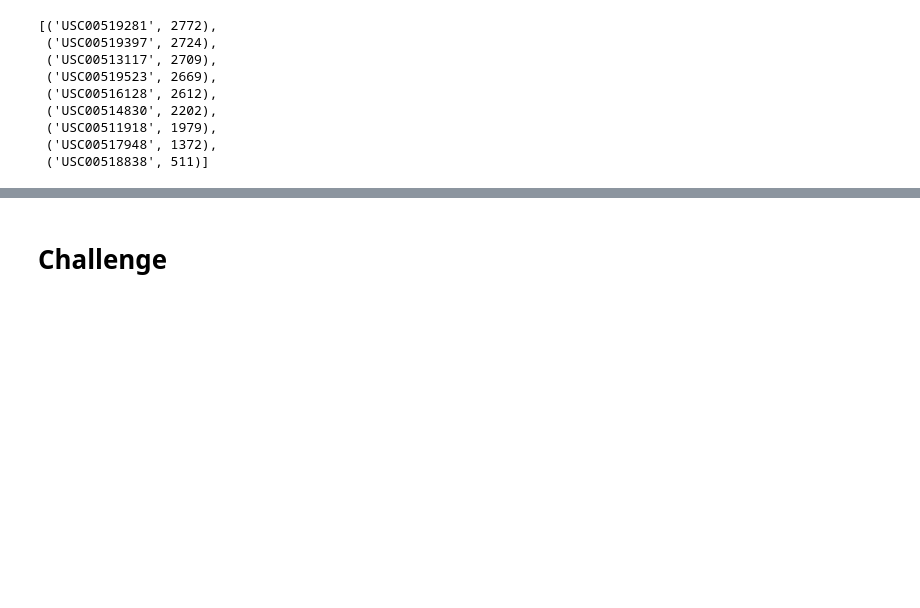
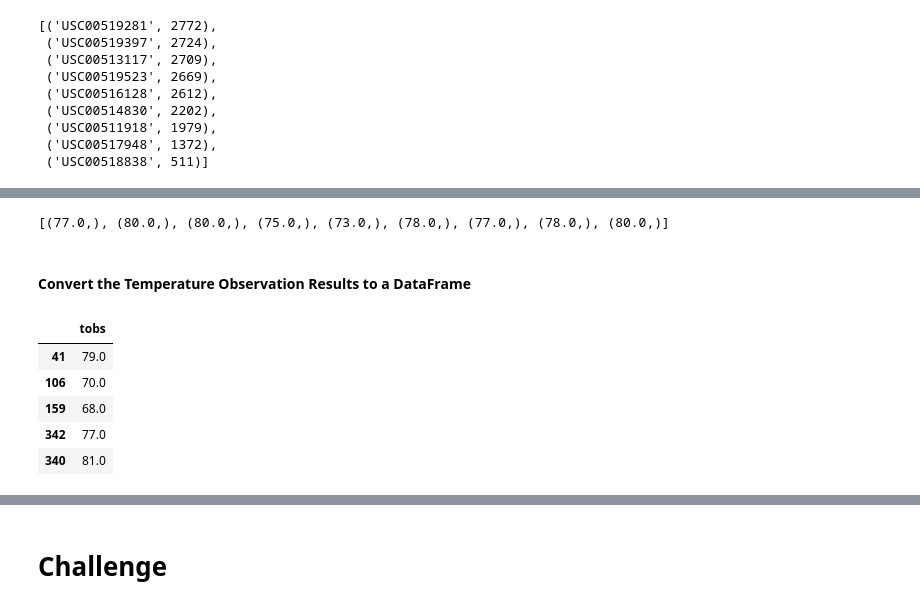
Before and after one commit to danielbrock4/SQLite, a Jupyter notebook: Resources/climate_analysis_notes.ipynb, the cells around one changed output, grey strips where cells are left out. Drawn from its saved outputs; the diff is of its cells as text; code cells hidden in the pictures; blank space fills up the shorter version.

```diff
--- a/Resources/climate_analysis_notes.ipynb
+++ b/Resources/climate_analysis_notes.ipynb
@@ -246,3 +361,28 @@ session.query(func.min(Measurement.tobs), func.max(Measurement.tobs), func.avg(M
 # %%
 # Choose the station with the highest number of temperature observations.
 # Query the last 12 months of temperature observation data for this station and plot the results as a histogram
+prev_year = dt.datetime(2017, 8, 23) - dt.timedelta(days=365)
+
+    # create query using Measurement table data
+    # filter to most active station
+    # filter to consider only the most recent year
+    # Add the .all() function to  return all of the results of our query
+results = session.query(Measurement.tobs).\
+            filter(Measurement.station == "USC00519281").\
+            filter(Measurement.date >= prev_year).all()
+print(results[:9]) #creates super long list that is too much to view
+# %% [output]
+[(77.0,), (80.0,), (80.0,), (75.0,), (73.0,), (78.0,), (77.0,), (78.0,), (80.0,)]
+# %% [markdown]
+#### Convert the Temperature Observation Results to a DataFrame
+# %%
+# To make the results easier to read, understand, and use, we'll put them in a DataFrame.
+df = pd.DataFrame(results, columns=['tobs'])
+df.sample(n=5)
+# %% [output]
+|  | tobs |
+| 41 | 79.0 |
+| 106 | 70.0 |
+| 159 | 68.0 |
+| 342 | 77.0 |
+| 340 | 81.0 |
```
Also changed, not shown: parts of 25 cells of this notebook, 1 other file.
